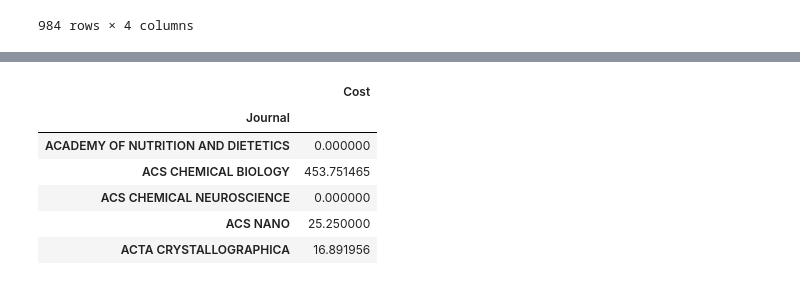
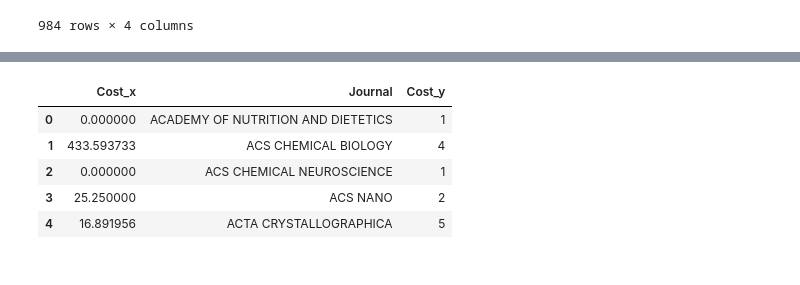
Before and after one commit to ryan-t-mitchell/thinkful, a Jupyter notebook: Unit+1+Lesson+3+Regex+Challenge.ipynb, the cells around one changed output, grey strips where cells are left out. Cells and saved outputs as stored; diff of their text form; code cells hidden in the pictures.

```diff
--- a/Unit+1+Lesson+3+Regex+Challenge.ipynb
+++ b/Unit+1+Lesson+3+Regex+Challenge.ipynb
@@ -59,11 +59,20 @@ df['Cost New 2'] = df['Cost New'].apply(lambda x: str(x).replace('$', ''))
 df['Cost New 3'] = df['Cost New 2'].apply(lambda x: float(x))
 
 #print(df['Cost New 3'].max())
-#Some cost amounts are 999.9K - exclude these, replace with median
-df['Cost New 4'] = df['Cost New 3'].replace(999999.00, df['Cost New 3'].median())
+#Some cost amounts are 999.9K - exclude these, replace with NaN and drop
+df['Cost New 4'] = df['Cost New 3'].replace(999999.00, np.nan)
+
+df = df.dropna()
+
+#############****Replace 9999999 with NaN from np...up for debate as to whether 0 is better,
+#then drop the NaN values using .dropna() from pandas. Leave the zeros in there - they may be valid.
+
+
 #print(df['Cost New 4'].min())
-#Some cost amounts are 0 - exclude these, replace with median
-df['Cost New 5'] = df['Cost New 4'].replace(0.00, df['Cost New 3'].median())
+#Some cost amounts are 0 - leave these in here as they could be valid
+
+
+#Could do more cleaning if this were a "real" work project, but this is sufficient for now
 
 #Sort by number of articles published
 #df2 = df.groupby('Journal Title 8', as_index = False).count()
@@ -74,7 +83,7 @@ df['Cost New 5'] = df['Cost New 4'].replace(0.00, df['Cost New 3'].median())
 
 df5 = pd.DataFrame()
 df5['Journal'] = df['Journal Title 8']
-df5['Cost'] = df['Cost New 5']
+df5['Cost'] = df['Cost New 4']
 #df5.head()
 #df5[df5['Journal'] == 'JOURNAL MED CHEM']
 #df2[df2['Journal Title 8'] == 'JOURNAL MED CHEM']
@@ -110,16 +119,19 @@ df_med.head()
 # %%
 df_std = df5.groupby('Journal').std(ddof=0)
 #df_std.head()
 #df5.std()
 df_std.head()
+
+### Need to JOIN std dev cost column over to df_final (see below)
+merged = pd.merge(df_std, df_count, left_index = True, right_on='Journal', how = "inner")
+merged.head()
 # %% [output]
-|  | Cost |
-| Journal |  |
-| ACADEMY OF NUTRITION AND DIETETICS | 0.000000 |
-| ACS CHEMICAL BIOLOGY | 453.751465 |
-| ACS CHEMICAL NEUROSCIENCE | 0.000000 |
-| ACS NANO | 25.250000 |
-| ACTA CRYSTALLOGRAPHICA | 16.891956 |
+|  | Cost_x | Journal | Cost_y |
+| 0 | 0.000000 | ACADEMY OF NUTRITION AND DIETETICS | 1 |
+| 1 | 433.593733 | ACS CHEMICAL BIOLOGY | 4 |
+| 2 | 0.000000 | ACS CHEMICAL NEUROSCIENCE | 1 |
+| 3 | 25.250000 | ACS NANO | 2 |
+| 4 | 16.891956 | ACTA CRYSTALLOGRAPHICA | 5 |
 # %%
 df_final = pd.DataFrame()
 df_final['Journal'] = df_count['Journal']
```
Also changed, not shown: parts of 7 cells of this notebook.
